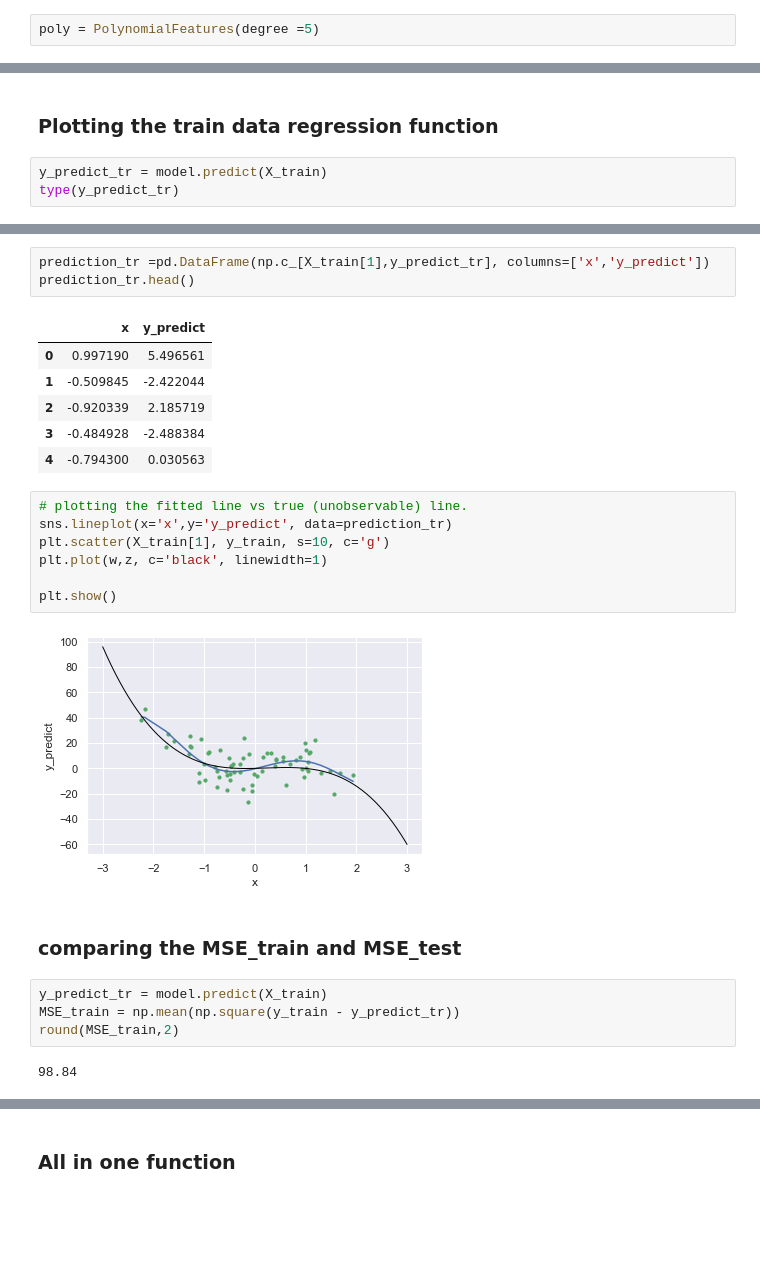
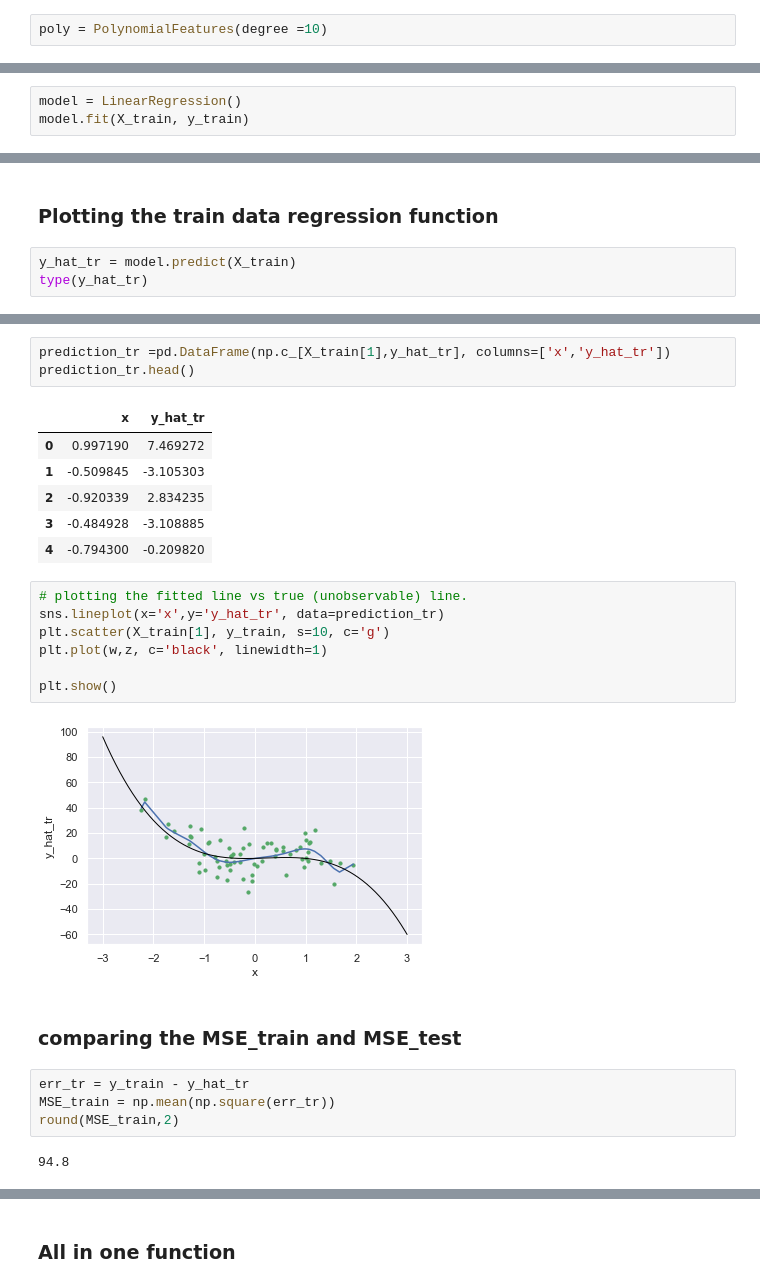
Before and after one commit to PJalgotrader/ML-USU-SP21, a Jupyter notebook: Classes/Class 7- Polynomial regression/polynomial_reg.ipynb, the cells around one changed output, grey strips where cells are left out. Drawn from its saved outputs; the diff is of its cells as text; blank space fills up the shorter version.

```diff
--- a/Classes/Class 7- Polynomial regression/polynomial_reg.ipynb
+++ b/Classes/Class 7- Polynomial regression/polynomial_reg.ipynb
@@ -47,7 +47,7 @@ plt.show()
 # %% [markdown]
 ###  Polynomial transformation of the data
 # %%
-poly = PolynomialFeatures(degree =5)
+poly = PolynomialFeatures(degree =10)
 # %%
 type(x)
 x[0:5]
@@ -106,0 +80,3 @@ Warnings:
+# %%
+model = LinearRegression()
+model.fit(X_train, y_train)
@@ -107,6 +97,6 @@ Warnings:
 # %% [markdown]
 ### Plotting the train data regression function
 # %%
-y_predict_tr = model.predict(X_train)
-type(y_predict_tr)
+y_hat_tr = model.predict(X_train)
+type(y_hat_tr)
 # %% [output]
@@ -114,28 +112,28 @@ pandas.core.series.Series
 # %%
-prediction_tr =pd.DataFrame(np.c_[X_train[1],y_predict_tr], columns=['x','y_predict'])
+prediction_tr =pd.DataFrame(np.c_[X_train[1],y_hat_tr], columns=['x','y_hat_tr'])
 prediction_tr.head()
 # %% [output]
-|  | x | y_predict |
-| 0 | 0.997190 | 5.496561 |
-| 1 | -0.509845 | -2.422044 |
-| 2 | -0.920339 | 2.185719 |
-| 3 | -0.484928 | -2.488384 |
-| 4 | -0.794300 | 0.030563 |
+|  | x | y_hat_tr |
+| 0 | 0.997190 | 7.469272 |
+| 1 | -0.509845 | -3.105303 |
+| 2 | -0.920339 | 2.834235 |
+| 3 | -0.484928 | -3.108885 |
+| 4 | -0.794300 | -0.209820 |
 # %%
 # plotting the fitted line vs true (unobservable) line.
-sns.lineplot(x='x',y='y_predict', data=prediction_tr)
+sns.lineplot(x='x',y='y_hat_tr', data=prediction_tr)
 plt.scatter(X_train[1], y_train, s=10, c='g')
 plt.plot(w,z, c='black', linewidth=1)
 
 plt.show()
 # %% [output]
-[figure, old version]
+[figure, new version]
 # %% [markdown]
 ###  comparing the MSE_train and MSE_test
 # %%
-y_predict_tr = model.predict(X_train)
-MSE_train = np.mean(np.square(y_train - y_predict_tr))
+err_tr = y_train - y_hat_tr
+MSE_train = np.mean(np.square(err_tr))
 round(MSE_train,2)
 # %% [output]
-98.84
+94.8
 # %%
```
Also changed, not shown: parts of 45 cells of this notebook, 1 other file.
